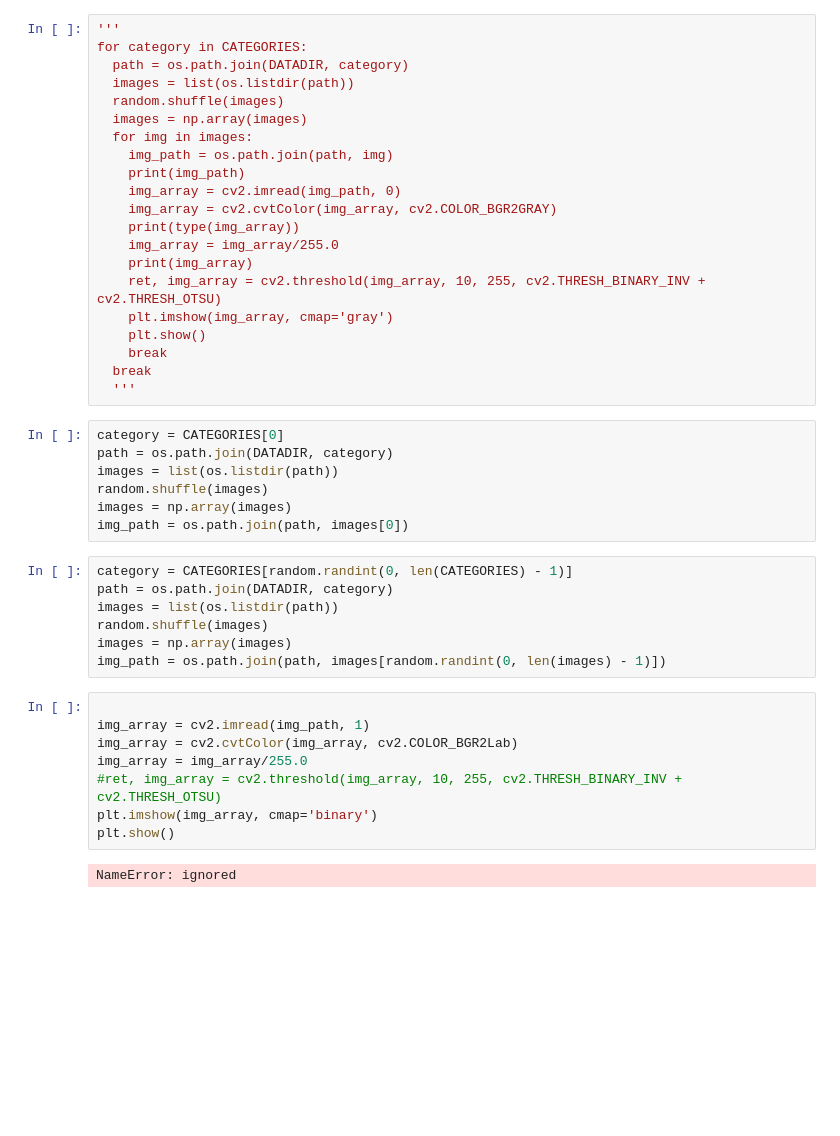
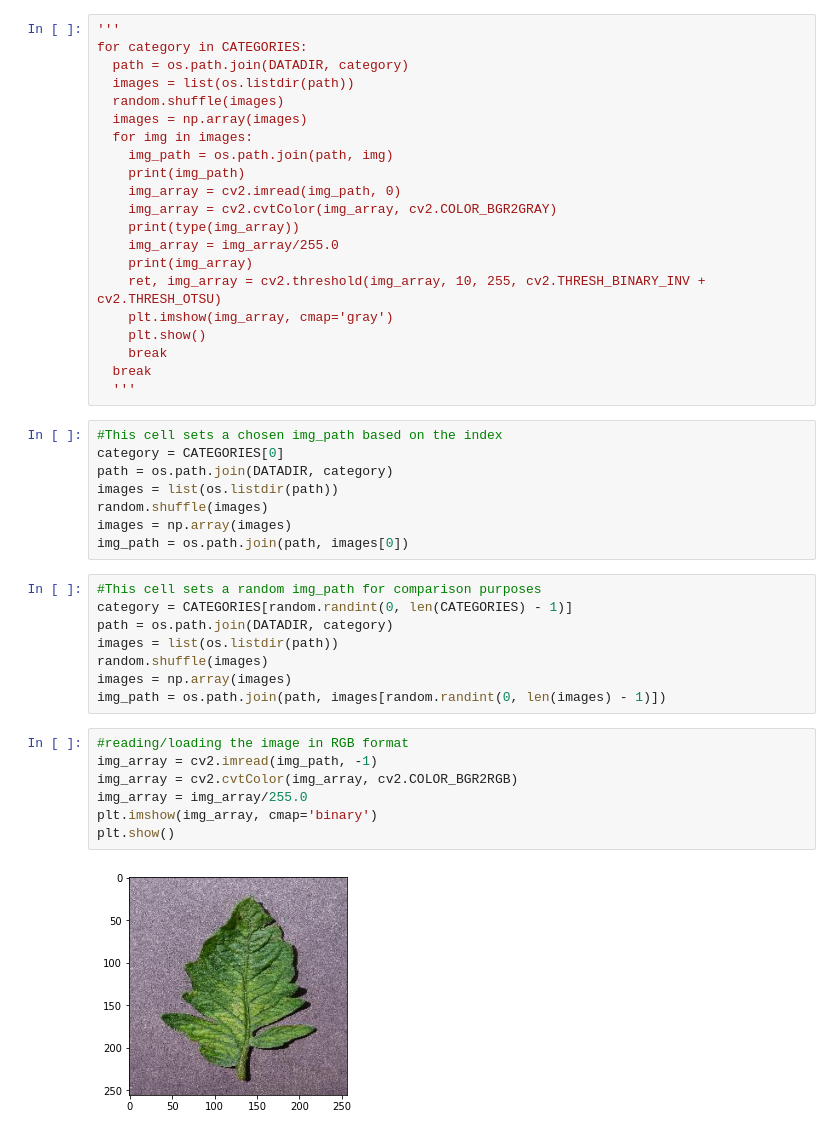
Before and after one commit to Razzf/NeuralNetworkFromScratch, a Jupyter notebook: TomatoDiseaseClsf.ipynb, the cells around one changed output. Cells and saved outputs as stored; diff of their text form; blank space fills up the shorter version.

```diff
--- a/TomatoDiseaseClsf.ipynb
+++ b/TomatoDiseaseClsf.ipynb
@@ -34,6 +35,7 @@ for category in CATEGORIES:
   break
   '''
 # %%
+#This cell sets a chosen img_path based on the index
 category = CATEGORIES[0]
 path = os.path.join(DATADIR, category)
 images = list(os.listdir(path))
@@ -41,6 +43,7 @@ random.shuffle(images)
 images = np.array(images)
 img_path = os.path.join(path, images[0])
 # %%
+#This cell sets a random img_path for comparison purposes
 category = CATEGORIES[random.randint(0, len(CATEGORIES) - 1)]
 path = os.path.join(DATADIR, category)
 images = list(os.listdir(path))
@@ -48,12 +51,11 @@ random.shuffle(images)
 images = np.array(images)
 img_path = os.path.join(path, images[random.randint(0, len(images) - 1)])
 # %%
-
-img_array = cv2.imread(img_path, 1)
-img_array = cv2.cvtColor(img_array, cv2.COLOR_BGR2Lab)
+#reading/loading the image in RGB format
+img_array = cv2.imread(img_path, -1)
+img_array = cv2.cvtColor(img_array, cv2.COLOR_BGR2RGB)
 img_array = img_array/255.0
-#ret, img_array = cv2.threshold(img_array, 10, 255, cv2.THRESH_BINARY_INV + cv2.THRESH_OTSU)
 plt.imshow(img_array, cmap='binary')
 plt.show()
 # %% [output]
-NameError: ignored
+[figure, added]
```
Also changed, not shown: parts of 6 cells of this notebook.
